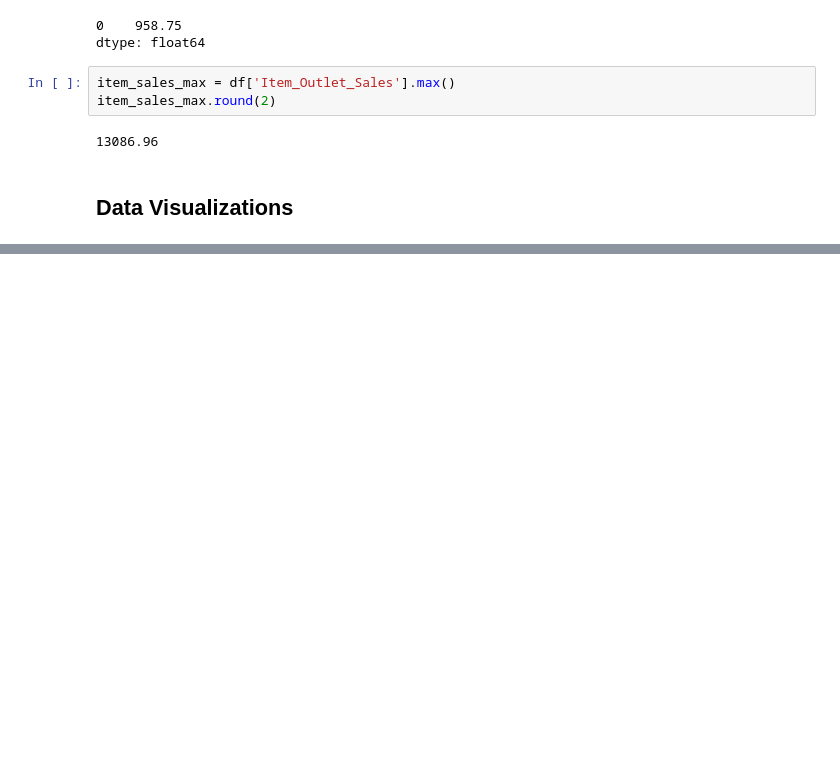
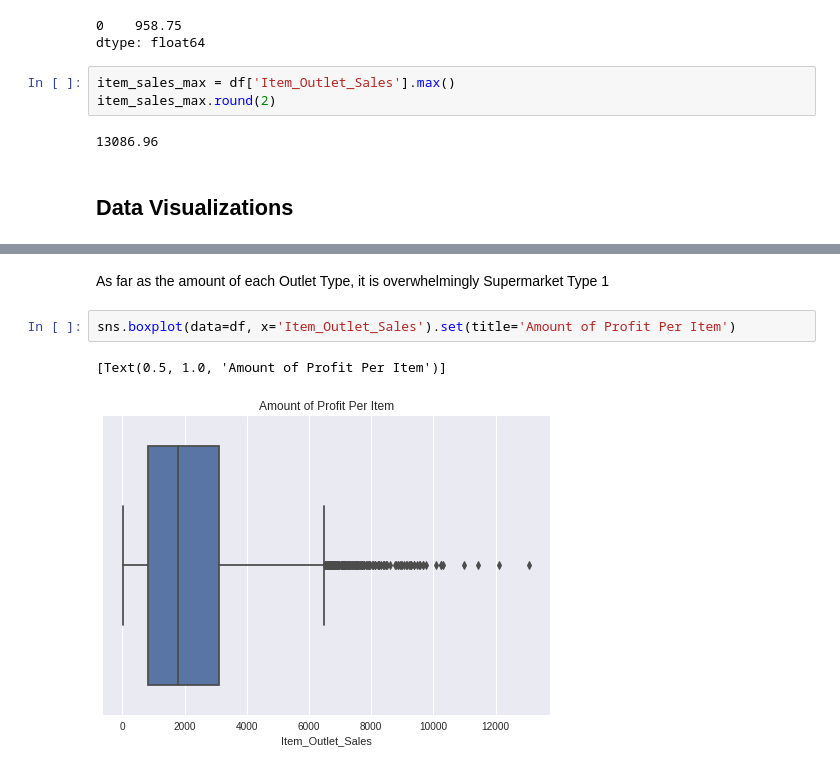
Before and after one commit to CameronBannick/UAP_REPORT, a Jupyter notebook: 05_Sales_Predictions.ipynb, the cells around one changed output, grey strips where cells are left out. Cells and saved outputs as stored; diff of their text form; blank space fills up the shorter version.

```diff
--- a/05_Sales_Predictions.ipynb
+++ b/05_Sales_Predictions.ipynb
@@ -235,0 +196,7 @@ Text(0, 0.5, 'Product Type')
+# %% [markdown]
+As far as the amount of each Outlet Type, it is overwhelmingly Supermarket Type 1
+# %%
+sns.boxplot(data=df, x='Item_Outlet_Sales').set(title='Amount of Profit Per Item')
+# %% [output]
+[Text(0.5, 1.0, 'Amount of Profit Per Item')]
+[figure, added]
```
Also changed, not shown: parts of 13 cells of this notebook.
